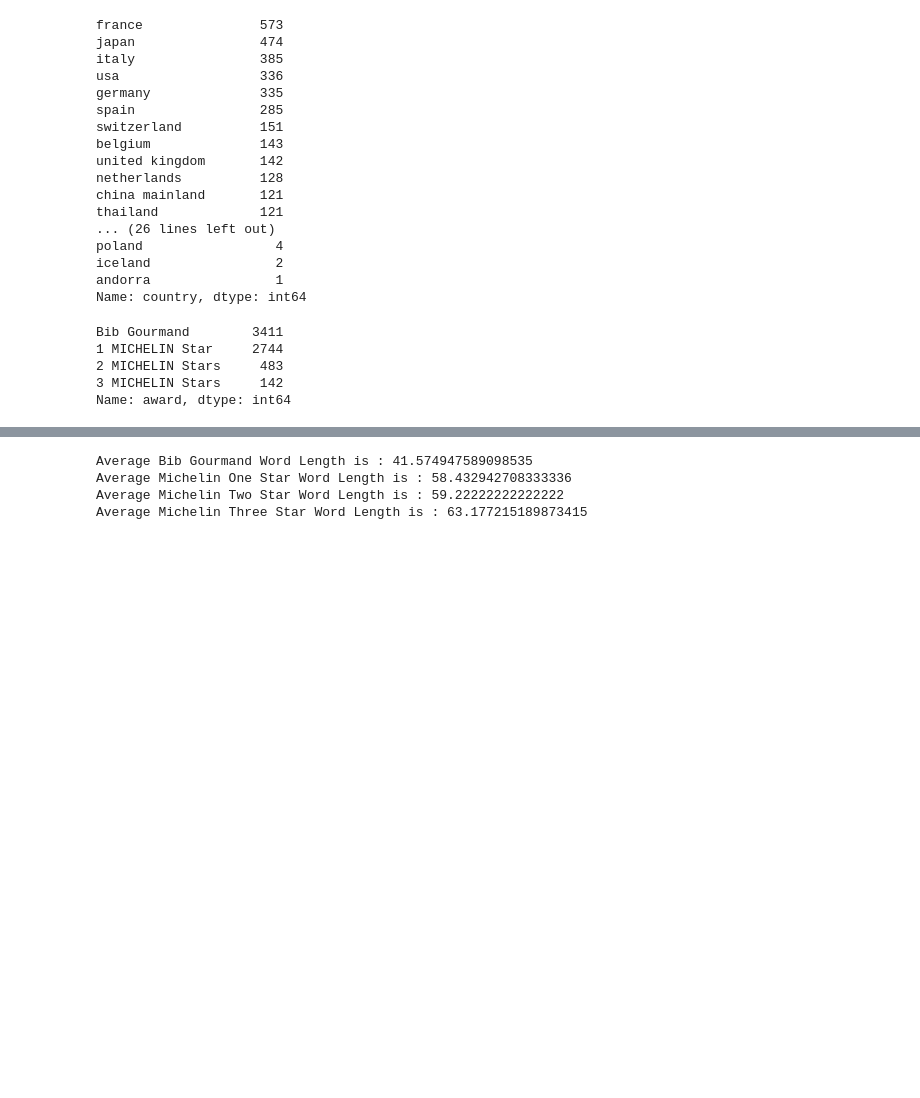
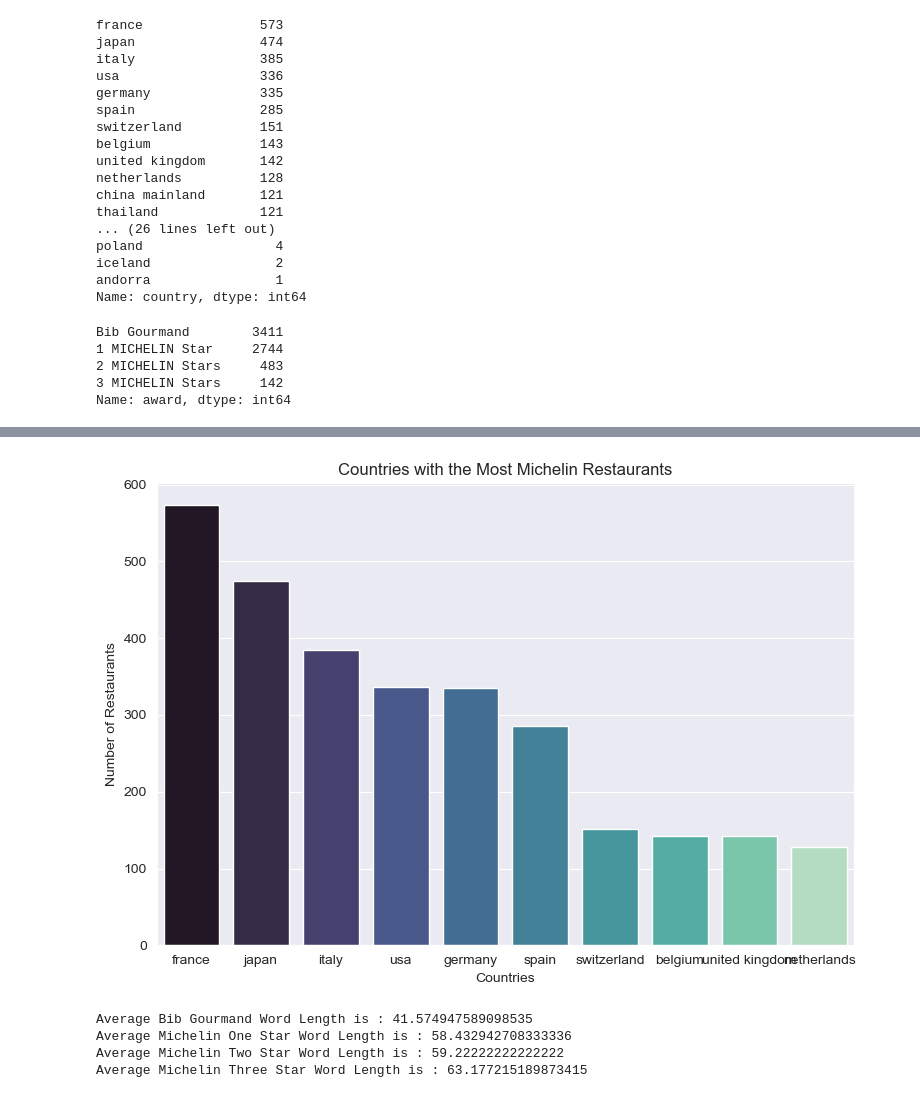
Before and after one commit to CodeupGourmands/Michelin_NLP_Capstone, a Jupyter notebook: cristina_notebook.ipynb, the cells around one changed output, grey strips where cells are left out. Saved outputs shown, nothing was run; the diff lists cells and outputs as text; code cells hidden in the pictures; blank space fills up the shorter version.

```diff
--- a/cristina_notebook.ipynb
+++ b/cristina_notebook.ipynb
@@ -446,6 +386,10 @@ reload(e)
 e.top_10_country_viz(train)
 # %% [output]
 [figure]
+# %%
+e.top_10_country_viz(train)
+# %% [output]
+[figure, added]
 # %%
 # Mean word count of each
 print(f'Average Bib Gourmand Word Length is : {train_bib.word_count.mean()}')
```
Also changed, not shown: parts of 41 cells of this notebook.
